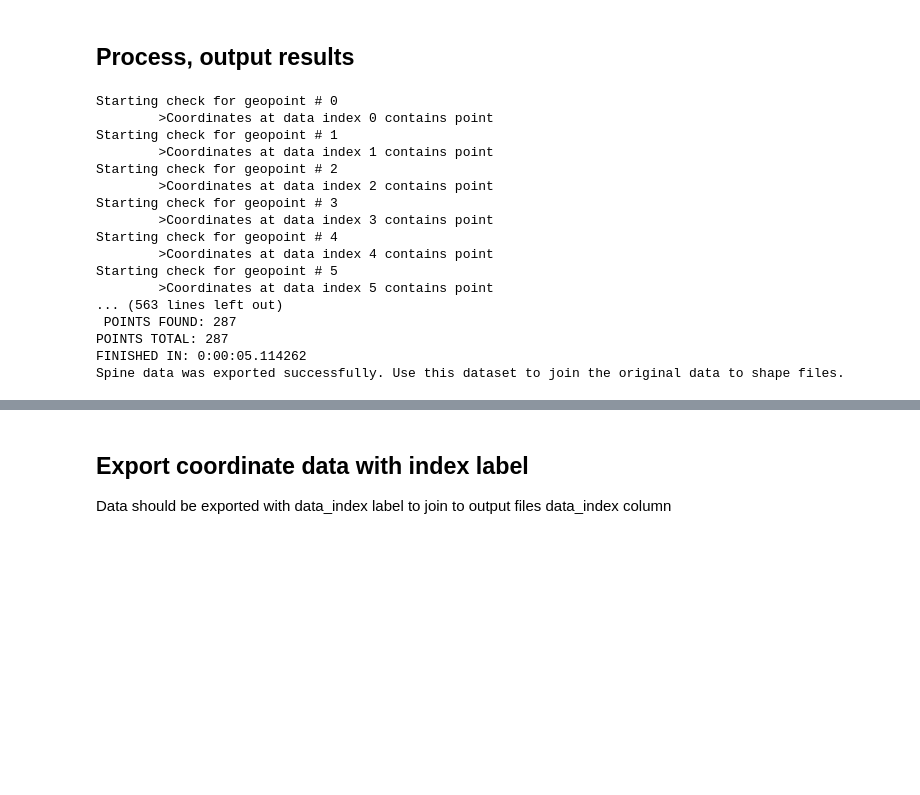
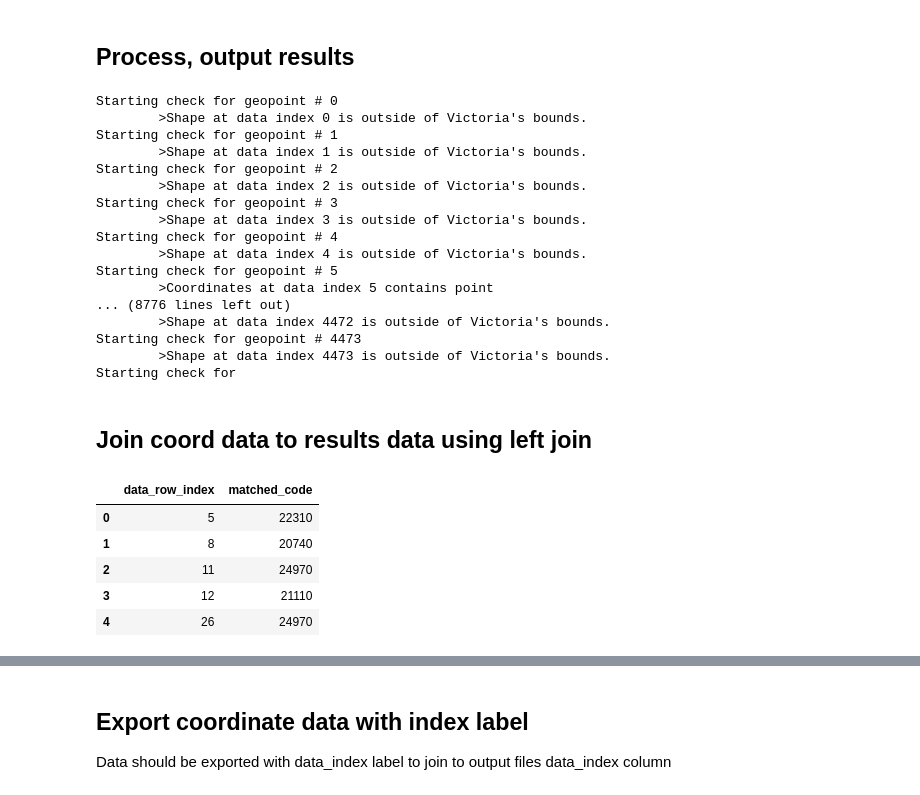
Before and after one commit to danielc92/nb_data_spatial, a Jupyter notebook: notebook_spatial_joins.ipynb, the cells around one changed output, grey strips where cells are left out. Cells and saved outputs as stored; diff of their text form; code cells hidden in the pictures; blank space fills up the shorter version.

```diff
--- a/notebook_spatial_joins.ipynb
+++ b/notebook_spatial_joins.ipynb
@@ -242,24 +240,27 @@ print("\n","POINTS FOUND:",contains)
 print("POINTS TOTAL:",coord_data.shape[0])
 print("FINISHED IN:",difference_time)
 
-result_dataframe = pandas.DataFrame(results)
-result_dataframe.to_csv("sjoin_output_"+timestamp+".csv", index = False)
-print("Spine data was exported successfully. Use this dataset to join the original data to shape files.")
+#Optional : export spine file
+#result_dataframe = pandas.DataFrame(results)
+#result_dataframe.to_csv("sjoin_output_"+timestamp+".csv", index = False)
+#print("Spine data was exported successfully. Use this dataset to join the original data to shape files.")
 # %% [output]
 Starting check for geopoint # 0
-        >Coordinates at data index 0 contains point
+        >Shape at data index 0 is outside of Victoria's bounds.
 Starting check for geopoint # 1
-        >Coordinates at data index 1 contains point
+        >Shape at data index 1 is outside of Victoria's bounds.
 Starting check for geopoint # 2
-        >Coordinates at data index 2 contains point
+        >Shape at data index 2 is outside of Victoria's bounds.
 Starting check for geopoint # 3
-        >Coordinates at data index 3 contains point
+        >Shape at data index 3 is outside of Victoria's bounds.
 Starting check for geopoint # 4
-        >Coordinates at data index 4 contains point
+        >Shape at data index 4 is outside of Victoria's bounds.
 Starting check for geopoint # 5
         >Coordinates at data index 5 contains point
-... (563 lines left out)
- POINTS FOUND: 287
-POINTS TOTAL: 287
-FINISHED IN: 0:00:05.114262
-Spine data was exported successfully. Use this dataset to join the original data to shape files.
+... (8776 lines left out)
+        >Shape at data index 4472 is outside of Victoria's bounds.
+Starting check for geopoint # 4473
+        >Shape at data index 4473 is outside of Victoria's bounds.
+Starting check for
+# %% [markdown]
+## Join coord data to results data using left join
@@ -265,0 +269,9 @@ Spine data was exported successfully. Use this dataset to join the original data
+# %%
+result_data.head(5)
+# %% [output]
+|  | data_row_index | matched_code |
+| 0 | 5 | 22310 |
+| 1 | 8 | 20740 |
+| 2 | 11 | 24970 |
+| 3 | 12 | 21110 |
+| 4 | 26 | 24970 |
```
Also changed, not shown: parts of 18 cells of this notebook.
